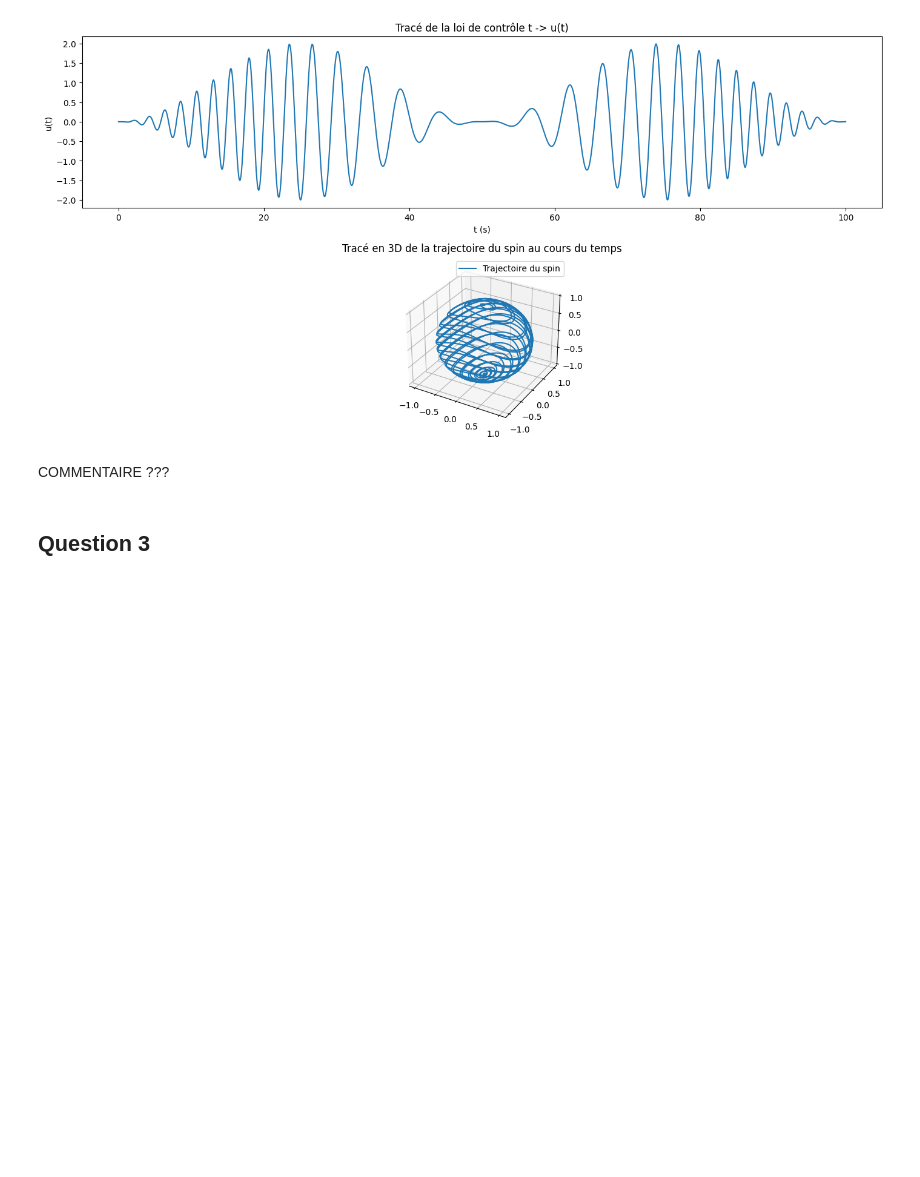
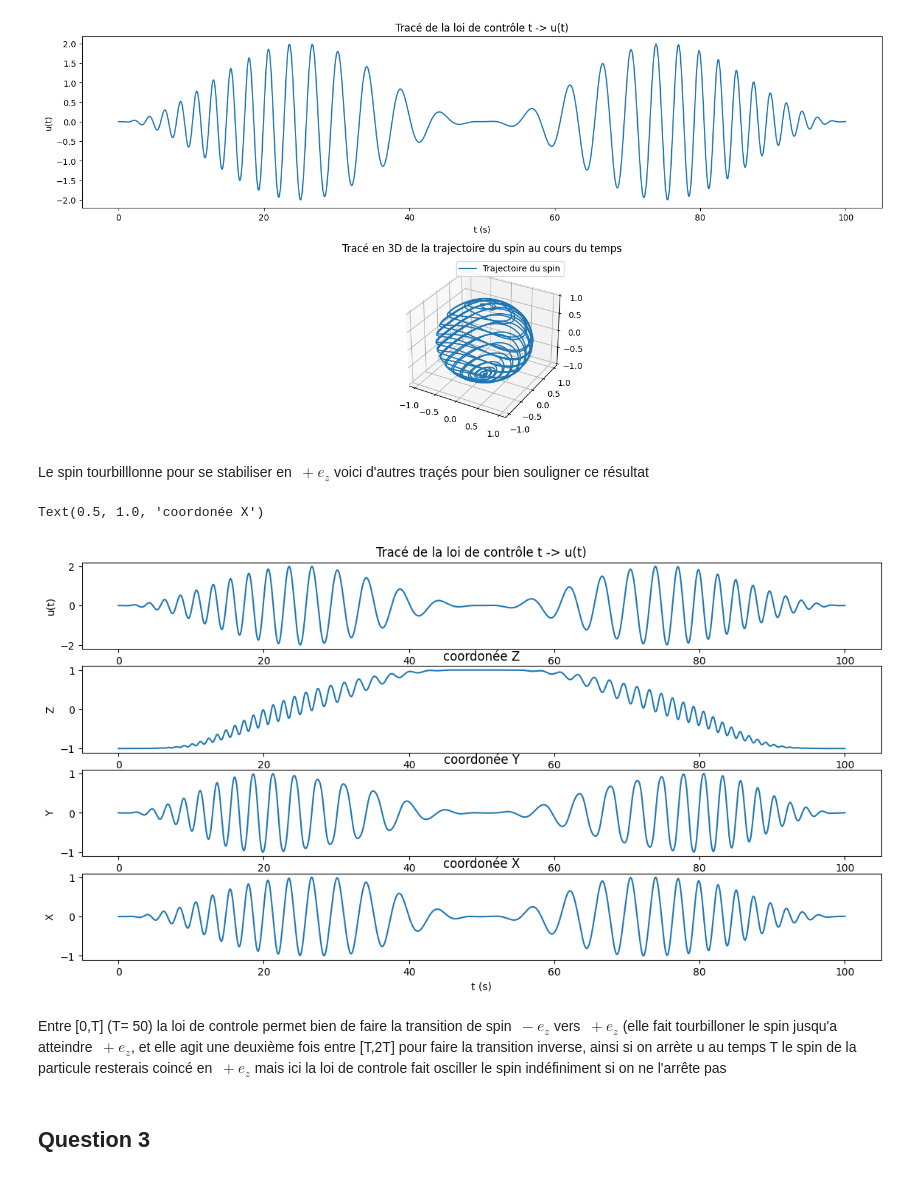
Before and after one commit to bavrillon/Projet-Maths-2---Equations-Diff-rentielles, a Jupyter notebook: Réponses - Groupe 28.ipynb, the cells around one changed output. Saved outputs shown, nothing was run; the diff lists cells and outputs as text; code cells hidden in the pictures; blank space fills up the shorter version.

Commit message:
ajustements mineur + qq traçés pour bien comprendre ce qui se passe

```diff
--- a/Réponses - Groupe 28.ipynb
+++ b/Réponses - Groupe 28.ipynb
@@ -261,7 +257,33 @@ plt.show()
 # %% [output]
 [figure]
 # %% [markdown]
-COMMENTAIRE ???
+Le spin tourbilllonne pour se stabiliser en $\ +e_z$ voici d'autres traçés pour bien souligner ce résultat
+# %%
+plt.subplot(4, 1, 1)
+plt.plot(Temps_exp_projection,u(Temps_exp_projection))
+plt.xlabel("t (s)")
+plt.ylabel("u(t)")
+plt.title("Tracé de la loi de contrôle t -> u(t)")
+plt.subplot(4, 1, 2)
+plt.plot(Temps_exp_projection,Z)
+plt.xlabel("t (s)")
+plt.ylabel("Z")
+plt.title("coordonée Z")
+plt.subplot(4, 1, 3)
+plt.plot(Temps_exp_projection,Y)
+plt.xlabel("t (s)")
+plt.ylabel("Y")
+plt.title("coordonée Y")
+plt.subplot(4, 1, 4)
+plt.plot(Temps_exp_projection,X)
+plt.xlabel("t (s)")
+plt.ylabel("X")
+plt.title("coordonée X")
+# %% [output]
+Text(0.5, 1.0, 'coordonée X')
+[figure, added]
+# %% [markdown]
+Entre [0,T] (T= 50) la loi de controle permet bien de faire la transition de spin $\ -e_z$ vers $\ +e_z$ (elle fait tourbilloner le spin jusqu'a atteindre $\ +e_z$, et elle agit une deuxième fois entre [T,2T] pour faire la transition inverse, ainsi si on arrète u au temps T le spin de la particule resterais coincé en $\ +e_z$ mais ici la loi de controle fait osciller le spin indéfiniment si on ne l'arrête pas
 # %% [markdown]
 ## Question 3 ##
 # %%
```
Also changed, not shown: parts of 4 cells of this notebook.
